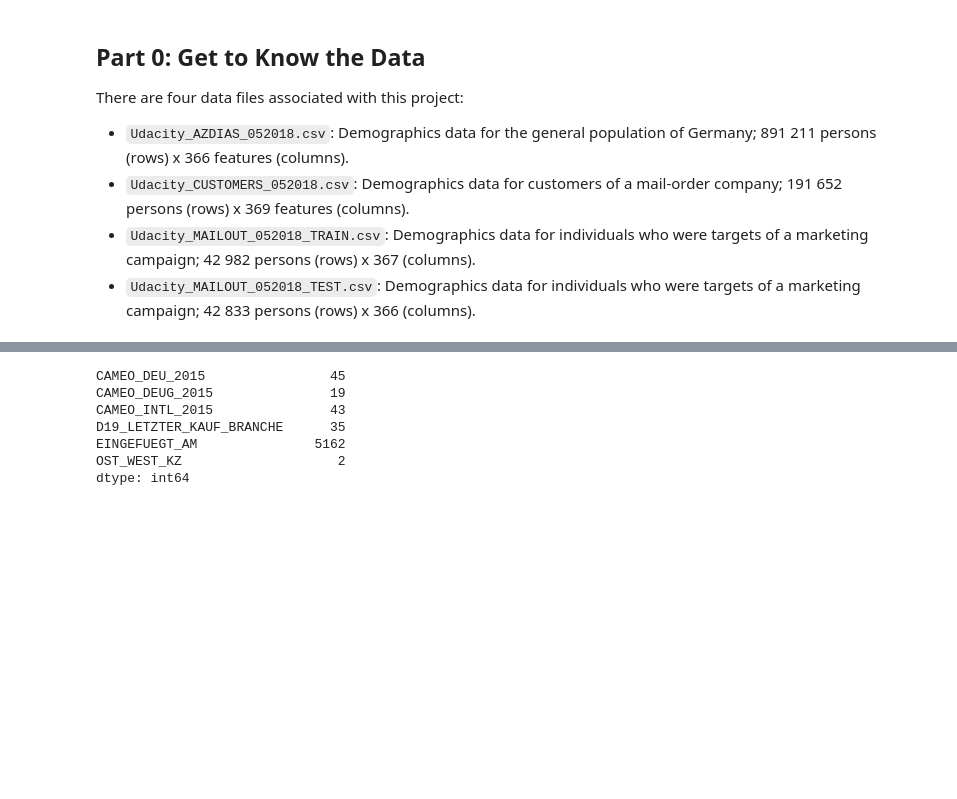
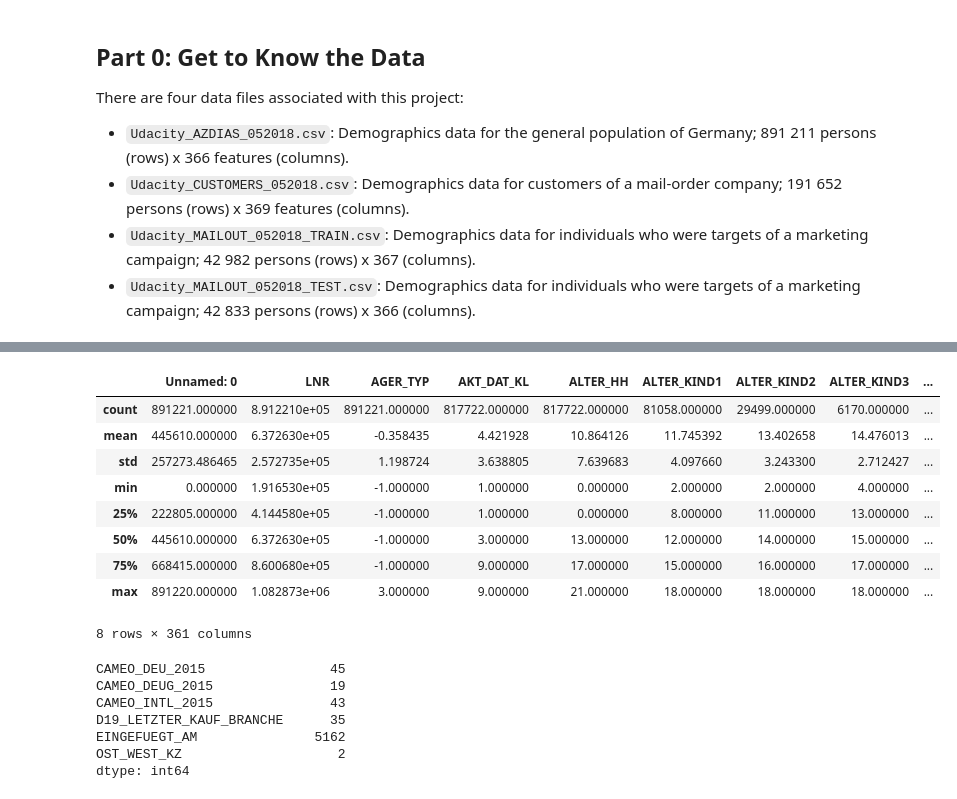
Before and after one commit to tmishinev/Customer_Segmentation_report-Arvato_Bertelsmann, a Jupyter notebook: Arvato Project Workbook.ipynb, the cells around one changed output, grey strips where cells are left out. Saved outputs shown, nothing was run; the diff lists cells and outputs as text; code cells hidden in the pictures; blank space fills up the shorter version.

```diff
--- a/Arvato Project Workbook.ipynb
+++ b/Arvato Project Workbook.ipynb
@@ -58,3 +84,17 @@ customers_clean = customers.drop(['PRODUCT_GROUP', 'CUSTOMER_GROUP', 'ONLINE_PUR
+# %%
+#desription of the azdias frame (Unnamed: 0 looks like repeats the index and LNR is the ID of each person)
+azdias.describe()
+# %% [output]
+|  | Unnamed: 0 | LNR | AGER_TYP | AKT_DAT_KL | ALTER_HH | ALTER_KIND1 | ALTER_KIND2 | ALTER_KIND3 | ... |
+| count | 891221.000000 | 8.912210e+05 | 891221.000000 | 817722.000000 | 817722.000000 | 81058.000000 | 29499.000000 | 6170.000000 | ... |
+| mean | 445610.000000 | 6.372630e+05 | -0.358435 | 4.421928 | 10.864126 | 11.745392 | 13.402658 | 14.476013 | ... |
+| std | 257273.486465 | 2.572735e+05 | 1.198724 | 3.638805 | 7.639683 | 4.097660 | 3.243300 | 2.712427 | ... |
+| min | 0.000000 | 1.916530e+05 | -1.000000 | 1.000000 | 0.000000 | 2.000000 | 2.000000 | 4.000000 | ... |
+| 25% | 222805.000000 | 4.144580e+05 | -1.000000 | 1.000000 | 0.000000 | 8.000000 | 11.000000 | 13.000000 | ... |
+| 50% | 445610.000000 | 6.372630e+05 | -1.000000 | 3.000000 | 13.000000 | 12.000000 | 14.000000 | 15.000000 | ... |
+| 75% | 668415.000000 | 8.600680e+05 | -1.000000 | 9.000000 | 17.000000 | 15.000000 | 16.000000 | 17.000000 | ... |
+| max | 891220.000000 | 1.082873e+06 | 3.000000 | 9.000000 | 21.000000 | 18.000000 | 18.000000 | 18.000000 | ... |
+8 rows × 361 columns
 # %%
 #check for object values within the dataset
 print(cat_check(azdias))
```
Also changed, not shown: parts of 8 cells of this notebook.
